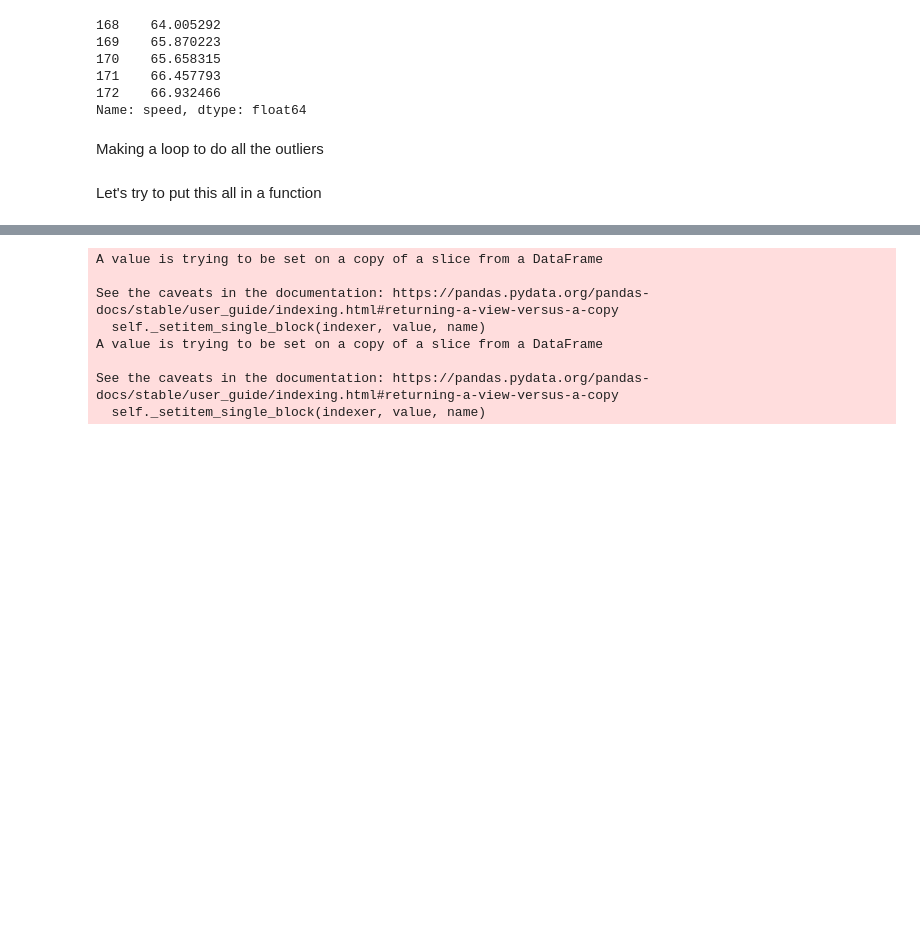
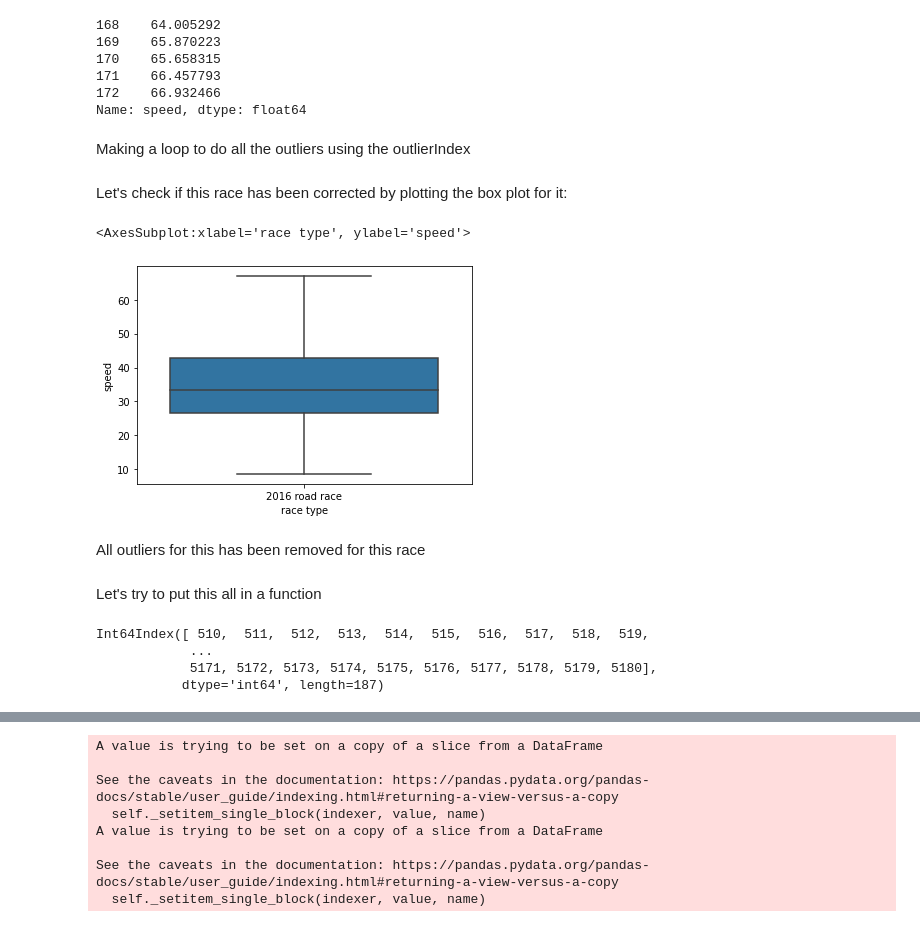
Before and after one commit to MQCOMP2200-S2-2021/Data-Science-Labs, a Jupyter notebook: Portfolio 1.ipynb, the cells around one changed output, grey strips where cells are left out. Drawn from its saved outputs; the diff is of its cells as text; code cells hidden in the pictures; blank space fills up the shorter version.

Commit message:
added pf2, additional work on pf1
still trying to remove outliers. Struggling with a loop. I believe once I've completed this loop, the outliers will be fixed (for speed column....)

```diff
--- a/Portfolio 1.ipynb
+++ b/Portfolio 1.ipynb
@@ -687,7 +703,7 @@ See the caveats in the documentation: https://pandas.pydata.org/pandas-docs/stab
 172    66.932466
 Name: speed, dtype: float64
 # %% [markdown]
-Making a loop to do all the outliers
+Making a loop to do all the outliers using the outlierIndex
 # %%
 for i in rr16_outliersIndex:
 #     print(i)
@@ -700,5 +716,16 @@ for i in rr16_outliersIndex:
     rr16['speed'].iloc[i] = avg
 
 #     print(rr16['speed'].iloc[i-2:i+3])
+# %% [markdown]
+Let's check if this race has been corrected by plotting the box plot for it:
+# %%
+# plt.figure(figsize=(15,8))
+
+sns.boxplot(x='race type', y='speed', data= rr16)
+# %% [output]
+<AxesSubplot:xlabel='race type', ylabel='speed'>
+[figure, added]
+# %% [markdown]
+All outliers for this has been removed for this race
 # %% [markdown]
 Let's try to put this all in a function
@@ -707,0 +752,7 @@ def myfn(df):
+# %%
+rr19_outlierIndex = speedOutliersFn(rr19)
+# %% [output]
+Int64Index([ 510,  511,  512,  513,  514,  515,  516,  517,  518,  519,
+            ...
+            5171, 5172, 5173, 5174, 5175, 5176, 5177, 5178, 5179, 5180],
+           dtype='int64', length=187)
```
Also changed, not shown: parts of 35 cells of this notebook, 4 other files.
